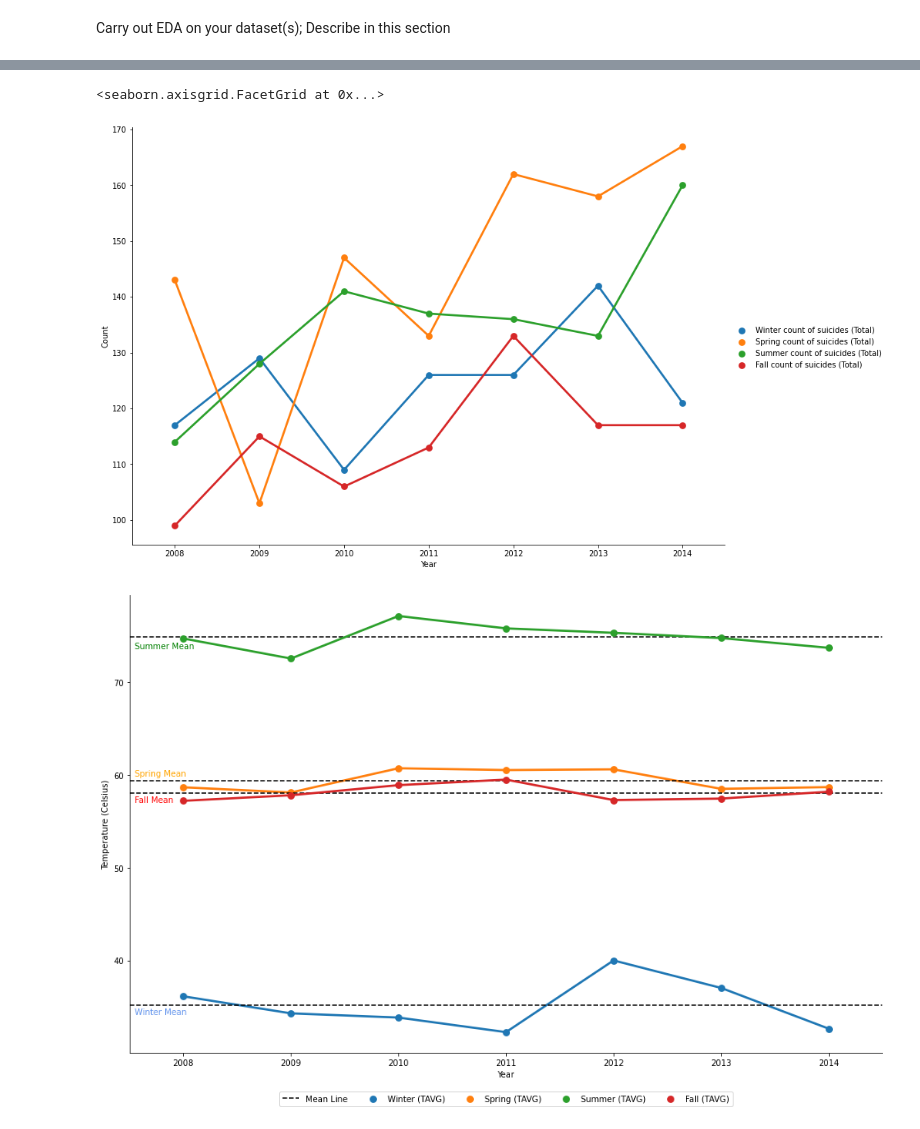
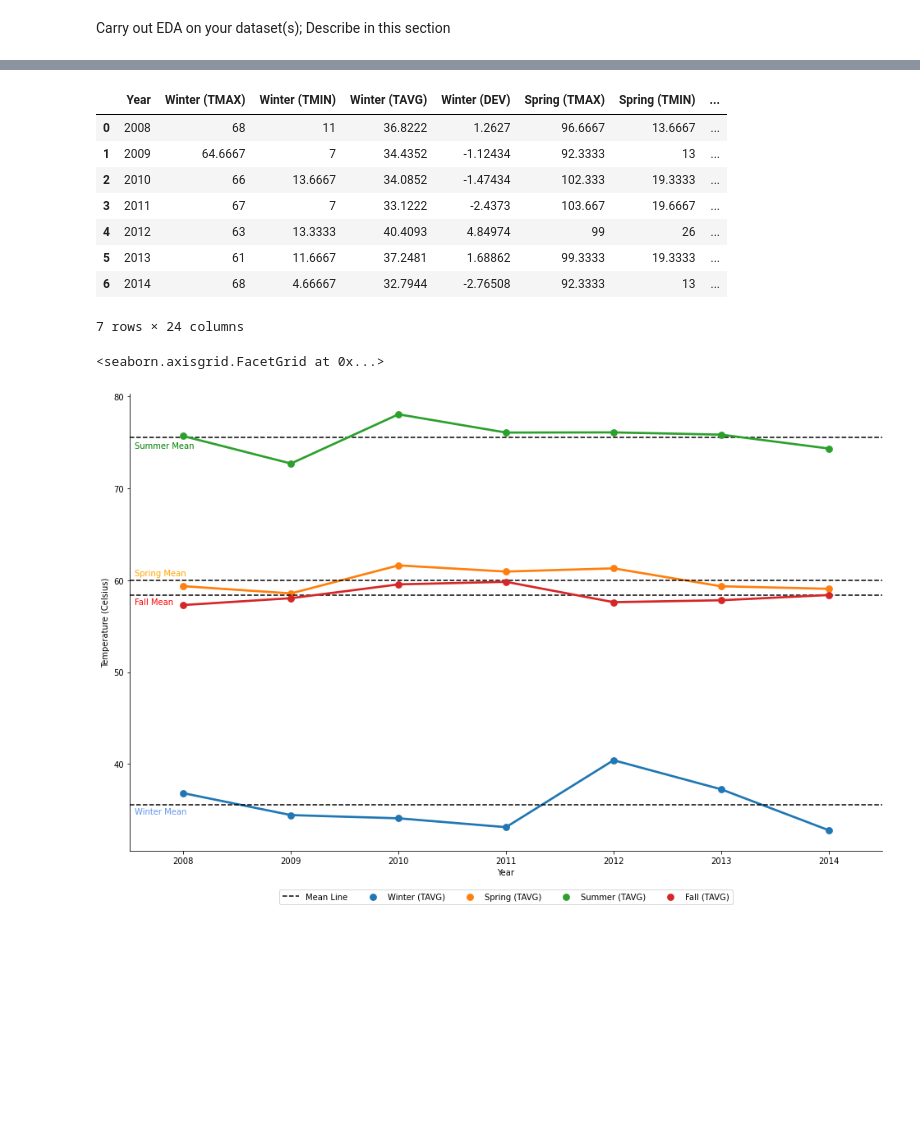
Before and after one commit to kevinlee-2000/Fluctuating-Fahrenheit-Suicide-Risk-, a Jupyter notebook: EDACheckpoint_group021.ipynb, the cells around one changed output, grey strips where cells are left out. Cells and saved outputs as stored; diff of their text form; code cells hidden in the pictures; blank space fills up the shorter version.

```diff
--- a/EDACheckpoint_group021.ipynb
+++ b/EDACheckpoint_group021.ipynb
@@ -199,6 +204,14 @@ display(station3)
 | 2586 | 2014-12-30 | LAGUARDIA AIRPORT, NY US | USW00014732 | 35.0 | 28.0 |
 | 2587 | 2014-12-31 | LAGUARDIA AIRPORT, NY US | USW00014732 | 32.0 | 27.0 |
 2588 rows × 5 columns
+# %%
+#create a new dataframe that averages all 3 stations to get a holistic NYC temperature data
+combined = pd.DataFrame()
+
+combined['DATE'] = station1['DATE']
+combined['TMAX'] = (station1['TMAX'] + station2['TMAX'] + station3['TMAX']) / 3
+combined['TMIN'] = (station1['TMIN'] + station2['TMIN'] + station3['TMIN']) / 3
+combined['TAVG'] = (combined['TMAX'] + combined['TMIN']) / 2
 # %% [markdown]
 # Data Analysis & Results (EDA)
 # %% [markdown]
@@ -297,49 +267,48 @@ display(seasonal_station3)
+# %%
+#call the function to get the seasonal and suicide data for the given station
+combined_seasonal_data = calculate_seasonal_data(combined)
+display(combined_seasonal_data)
+# %% [output]
+|  | Year | Winter (TMAX) | Winter (TMIN) | Winter (TAVG) | Winter (DEV) | Spring (TMAX) | Spring (TMIN) | ... |
+| 0 | 2008 | 68 | 11 | 36.8222 | 1.2627 | 96.6667 | 13.6667 | ... |
+| 1 | 2009 | 64.6667 | 7 | 34.4352 | -1.12434 | 92.3333 | 13 | ... |
+| 2 | 2010 | 66 | 13.6667 | 34.0852 | -1.47434 | 102.333 | 19.3333 | ... |
+| 3 | 2011 | 67 | 7 | 33.1222 | -2.4373 | 103.667 | 19.6667 | ... |
+| 4 | 2012 | 63 | 13.3333 | 40.4093 | 4.84974 | 99 | 26 | ... |
+| 5 | 2013 | 61 | 11.6667 | 37.2481 | 1.68862 | 99.3333 | 19.3333 | ... |
+| 6 | 2014 | 68 | 4.66667 | 32.7944 | -2.76508 | 92.3333 | 13 | ... |
+7 rows × 24 columns
 # %%
 #cast as a float in order to display in graph
-seasonal_station1 = seasonal_station1.astype(float)
-seasonal_station1['Year'] = seasonal_station1['Year'].astype(int)
-
-# to_drop = ['Winter (TMAX)', 'Winter (TMIN)', 'Winter (DEV)',
-#           'Spring (TMAX)', 'Spring (TMIN)', 'Spring (DEV)',
-#           'Summer (TMAX)', 'Summer (TMIN)', 'Summer (DEV)',
-#           'Fall (TMAX)', 'Fall (TMIN)', 'Fall (DEV)',
-#            'Count of Suicides (Total)', 'Count of suicides (Males)', 'Count of suicides (Females)']
-# season_avg_and_season_suicide = seasonal_station1.drop(columns=to_drop)
-
-#show suicide data per season over the years
-seasons_and_year = ['Year']
-seasons_and_year.extend(season_columns)
-seasonal_suicide_count = seasonal_station1[seasons_and_year]
-data = seasonal_suicide_count.melt('Year', var_name='',  value_name='Count')
-sns.catplot(x="Year", y="Count", hue='', data=data, kind='point', height=8.27, aspect=11.7/8.27)
+combined_seasonal_data = combined_seasonal_data.astype(float)
+combined_seasonal_data['Year'] = combined_seasonal_data['Year'].astype(int)
 
 #show season temperature data over the years
 season_avg = ['Year', 'Winter (TAVG)', 'Spring (TAVG)', 'Summer (TAVG)', 'Fall (TAVG)']
-season_avg = seasonal_station1[season_avg]
+season_avg = combined_seasonal_data[season_avg]
 data = season_avg.melt('Year', var_name='',  value_name='Temp (Fahrenheit)')
 graph = sns.catplot(x="Year", y="Temp (Fahrenheit)", hue='', data=data, kind='point', height=8.27, aspect=11.7/8.27)
 graph._legend.remove()
 
 #show average line across the seasons, as a visual indicator for deviation from total average
 winter_mean = season_avg['Winter (TAVG)'].mean()
 spring_mean = season_avg['Spring (TAVG)'].mean()
 summer_mean = season_avg['Summer (TAVG)'].mean()
 fall_mean = season_avg['Fall (TAVG)'].mean()
 
 graph.map(plt.axhline, y=winter_mean, ls='--', c='black', label='Mean Line')
 graph.map(plt.annotate, s="Winter Mean", xy=(-0.45,winter_mean-1), color='cornflowerblue')
 
 graph.map(plt.axhline, y=spring_mean, ls='--', c='black')
 graph.map(plt.annotate, s="Spring Mean", xy=(-0.45,spring_mean+0.5), color='orange')
 
 graph.map(plt.axhline, y=summer_mean, ls='--', c='black')
 graph.map(plt.annotate, s="Summer Mean", xy=(-0.45,summer_mean-1.2), color='green')
 
 graph.map(plt.axhline, y=fall_mean, ls='--', c='black')
 graph.map(plt.annotate, s="Fall Mean", xy=(-0.45,fall_mean-1), color='red')
 plt.legend(loc='center', bbox_to_anchor=(0.5, -0.1), ncol=5)
 graph.set_axis_labels("Year", "Temperature (Celsius)")
 # %% [output]
 <seaborn.axisgrid.FacetGrid at 0x...>
-[figure, old version]
+[figure, new version]
-[figure, removed]
```
Also changed, not shown: parts of 18 cells of this notebook.
